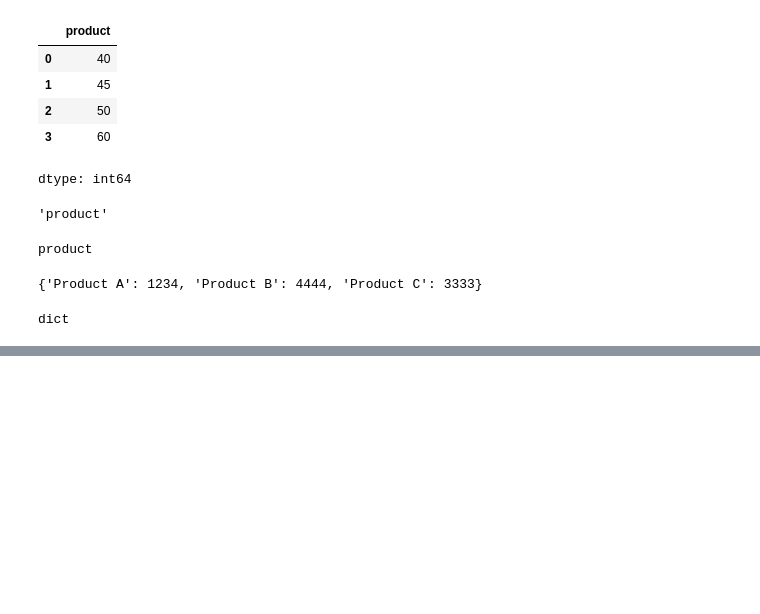
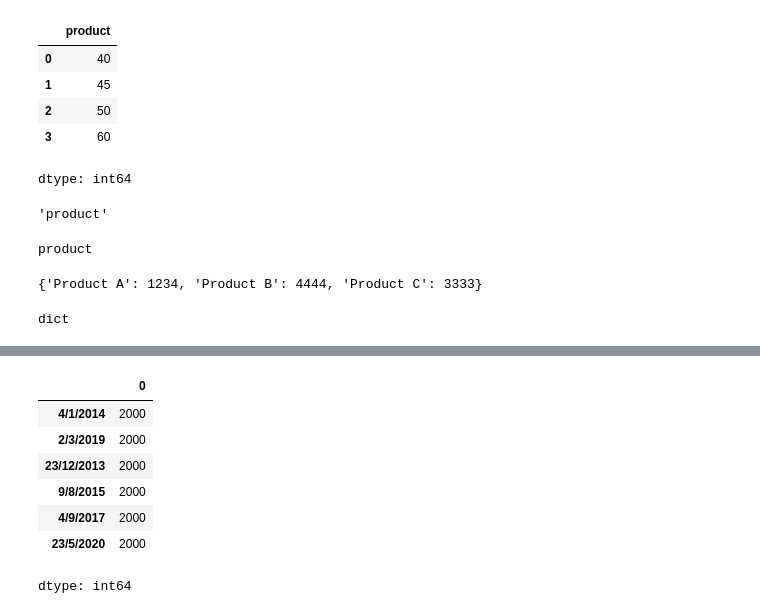
Before and after one commit to Luminary0528/Data-Science-Practice, a Jupyter notebook: numpyothLibraries.ipynb, the cells around one changed output, grey strips where cells are left out. Cells and saved outputs as stored; diff of their text form; code cells hidden in the pictures; blank space fills up the shorter version.

```diff
--- a/numpyothLibraries.ipynb
+++ b/numpyothLibraries.ipynb
@@ -1238,0 +1358,20 @@ dict
+# %%
+start_date_deposits = pd.Series({
+    '4/1/2014'  : 2000,
+    '2/3/2019'  : 2000,
+    '23/12/2013': 2000,
+    '9/8/2015'  : 2000,
+    '4/9/2017'  : 2000,
+    '23/5/2020' : 2000,
+    })
+# %%
+start_date_deposits
+# %% [output]
+|  | 0 |
+| 4/1/2014 | 2000 |
+| 2/3/2019 | 2000 |
+| 23/12/2013 | 2000 |
+| 9/8/2015 | 2000 |
+| 4/9/2017 | 2000 |
+| 23/5/2020 | 2000 |
+dtype: int64
```
Also changed, not shown: parts of 44 cells of this notebook.
